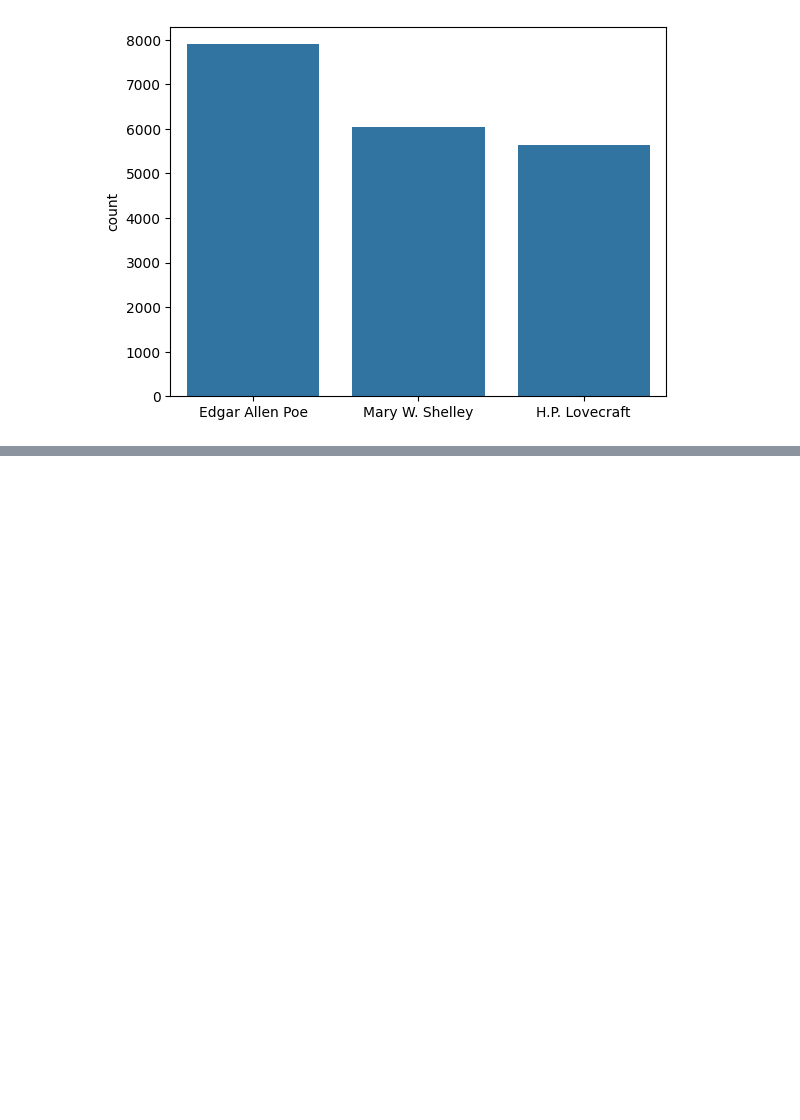
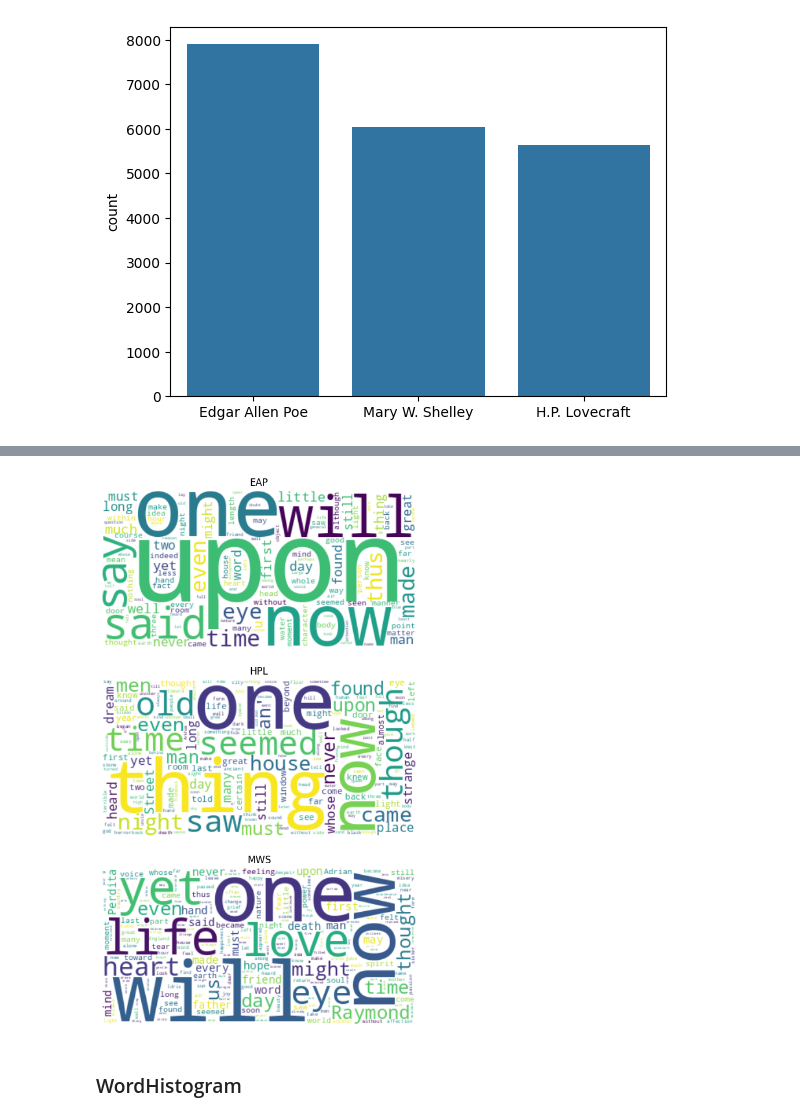
Before and after one commit to Kodascii/gretta-dia, a Jupyter notebook: workshops/python/[17] NLP/03_text_analysis.ipynb, the cells around one changed output, grey strips where cells are left out. Cells and saved outputs as stored; diff of their text form; code cells hidden in the pictures; blank space fills up the shorter version.

```diff
--- a/workshops/python/[17] NLP/03_text_analysis.ipynb
+++ b/workshops/python/[17] NLP/03_text_analysis.ipynb
@@ -75,0 +135,25 @@ g = sns.barplot(
+# %%
+def make_wordcloud(corpus):
+    wc = WordCloud(
+        background_color="white",
+        max_words=2000,
+        contour_width=3,
+        contour_color="steelblue",
+    )
+    wc.generate(corpus)
+    return wc
+# %%
+fig, axes = plt.subplots(len(authors), 1, figsize=(14, 12))
+
+for author, ax in zip(authors, axes):
+    author_wording = df[df['author'] == author]['document'].str.cat(sep=' ')
+    author_wordcloud = make_wordcloud(author_wording)
+    ax.imshow(author_wordcloud, interpolation="bilinear")
+    ax.set_title(f'{author}')
+    ax.axis('off')
+
+plt.show()
+# %% [output]
+[figure, added]
+# %% [markdown]
+### WordHistogram
```
Also changed, not shown: parts of 30 cells of this notebook, 5 other files.
